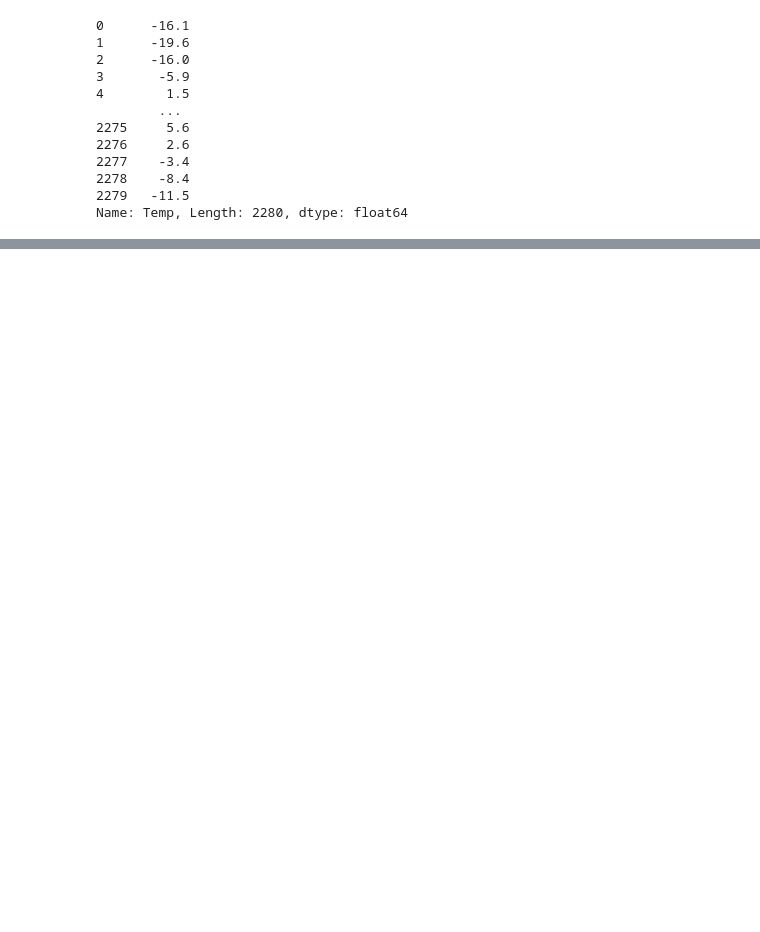
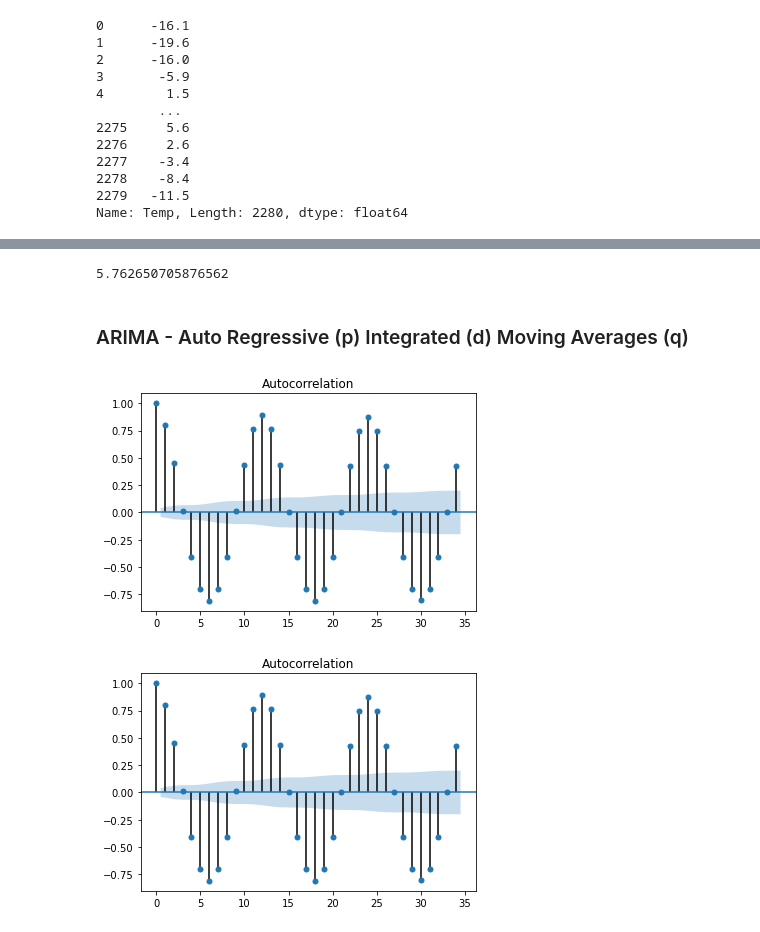
Before and after one commit to ozerm/GlobalWarming, a Jupyter notebook: Time series analysis.ipynb, the cells around one changed output, grey strips where cells are left out. Drawn from its saved outputs; the diff is of its cells as text; code cells hidden in the pictures; blank space fills up the shorter version.

Commit message:
Arima conducted

```diff
--- a/Time series analysis.ipynb
+++ b/Time series analysis.ipynb
@@ -372,8 +380,10 @@ shifted.tail()
-# %%
-shifted.columns = ['t', 't+1']
+# %%
+shifted.columns = ['temperature', 'forecast']
 # %%
 # Use the wide datase for a line  graph per month
 # play with rolling averages
 # Arima
 # HOLT Winters
 # FB prophet
+# %%
+temp_test = shifted[1:]
@@ -379,0 +401,15 @@ shifted.columns = ['t', 't+1']
+# %%
+# RMSE:
+temp_error
+# %% [output]
+5.762650705876562
+# %% [markdown]
+### ARIMA - Auto Regressive (p) Integrated (d) Moving Averages (q)
+# %%
+# Arima(p,d,q)
+# Plot_acf will be used to identify the q
+# d is the number we are going to give for correlation between months
+plot_acf(temp_test.temperature)
+# %% [output]
+[figure, added]
+[figure, added]
```
Also changed, not shown: parts of 13 cells of this notebook.
